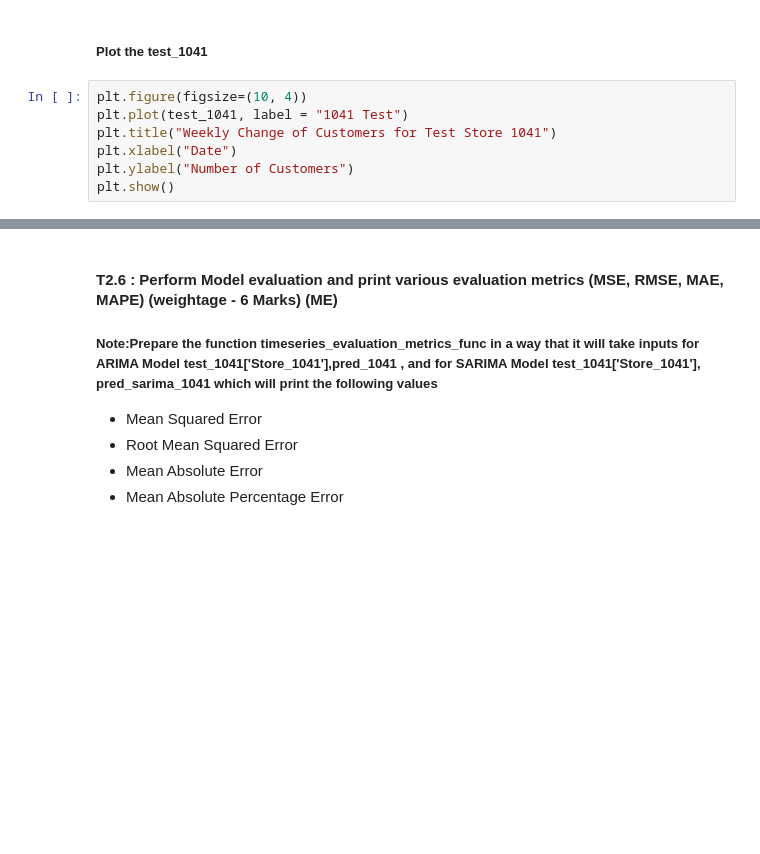
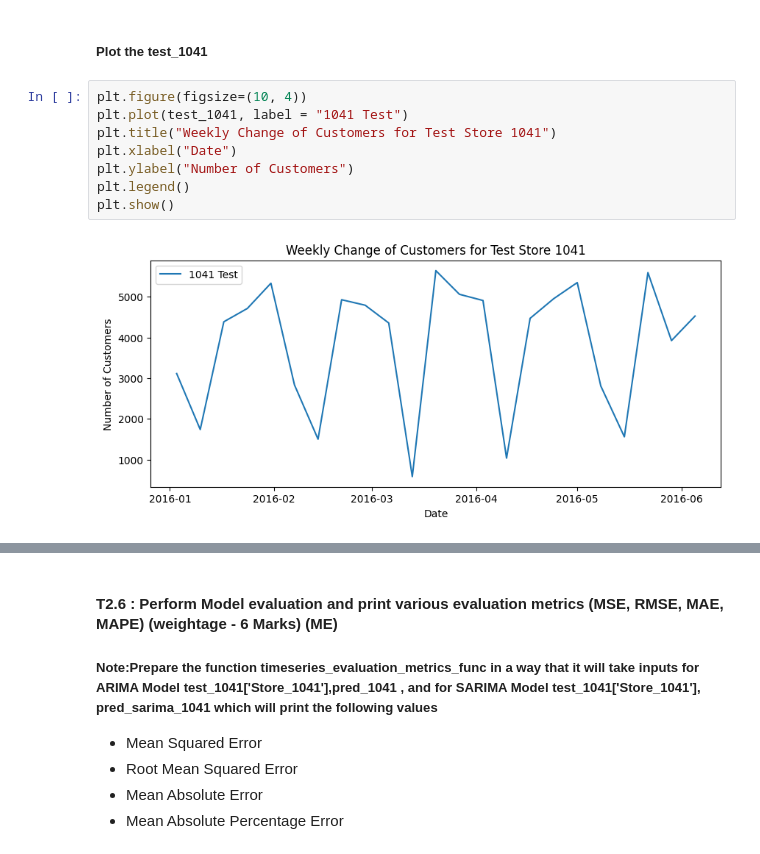
Before and after one commit to Niranjankumar-c/TimeSeries_Analysis, a Jupyter notebook: Assessment.ipynb, the cells around one changed output, grey strips where cells are left out. Cells and saved outputs as stored; diff of their text form; blank space fills up the shorter version.

```diff
--- a/Assessment.ipynb
+++ b/Assessment.ipynb
@@ -820,10 +835,13 @@ pred_sarima_1041
 # %%
 plt.figure(figsize=(10, 4))
 plt.plot(test_1041, label = "1041 Test")
 plt.title("Weekly Change of Customers for Test Store 1041")
 plt.xlabel("Date")
 plt.ylabel("Number of Customers")
+plt.legend()
 plt.show()
+# %% [output]
+[figure, added]
 # %%
 plt.figure(figsize=(10, 4))
 
```
Also changed, not shown: parts of 34 cells of this notebook, 3 other files.
